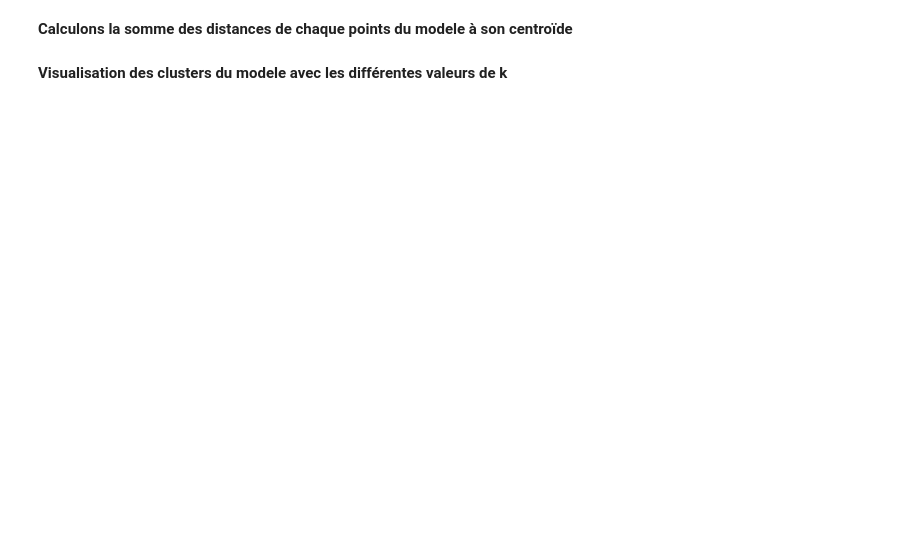
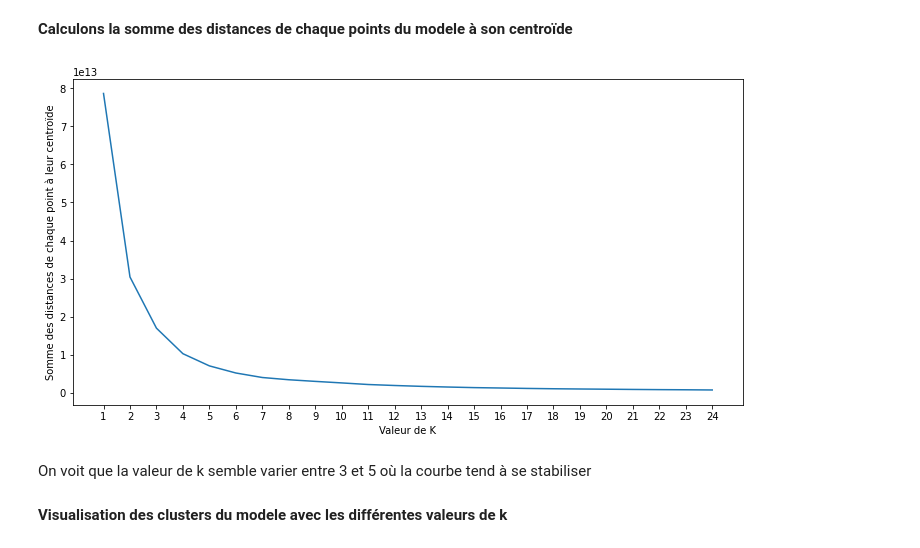
Before and after one commit to adjanorpro18/IA-Modelisation, a Jupyter notebook: Projets/Projet P4 - Révisions ML du preprocessing au template/Projet P4 - revisions ML.ipynb, the cells around one changed output. Cells and saved outputs as stored; diff of their text form; code cells hidden in the pictures; blank space fills up the shorter version.

```diff
--- a/Projets/Projet P4 - Révisions ML du preprocessing au template/Projet P4 - revisions ML.ipynb
+++ b/Projets/Projet P4 - Révisions ML du preprocessing au template/Projet P4 - revisions ML.ipynb
@@ -1061,12 +1081,16 @@ sns.heatmap(confusion_matrix(y_pred_km,y_test, labels=km.labels_), annot=True,
 # %% [markdown]
 **Calculons la somme des distances de chaque points du modele à son centroïde**
 # %%
-sommes_distances = [KMeans(n_clusters=k).fit(X_train).inertia_ for k in range(1,20)]
+sommes_distances = [KMeans(n_clusters=k).fit(X_train).inertia_ for k in range(1,25)]
 # %%
 plt.figure(figsize=(12,6))
-plt.plot(range(1,20), sommes_distances)
+plt.plot(range(1,25), sommes_distances)
 plt.xlabel("Valeur de K")
 plt.ylabel("Somme des distances de chaque point à leur centroïde")
-plt.xticks(range(1,20));
+plt.xticks(range(1,25));
+# %% [output]
+[figure, added]
+# %% [markdown]
+On voit que la valeur de k semble varier entre 3 et 5 où la courbe tend à se stabiliser
 # %% [markdown]
 **Visualisation des clusters du modele avec les différentes valeurs de k**
```
Also changed, not shown: parts of 27 cells of this notebook.
